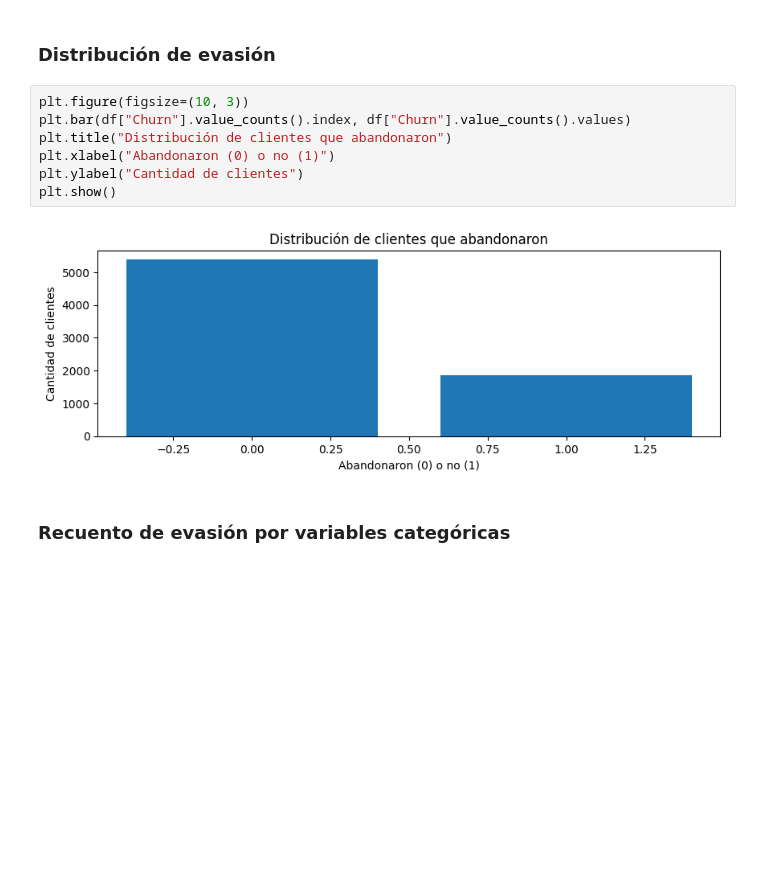
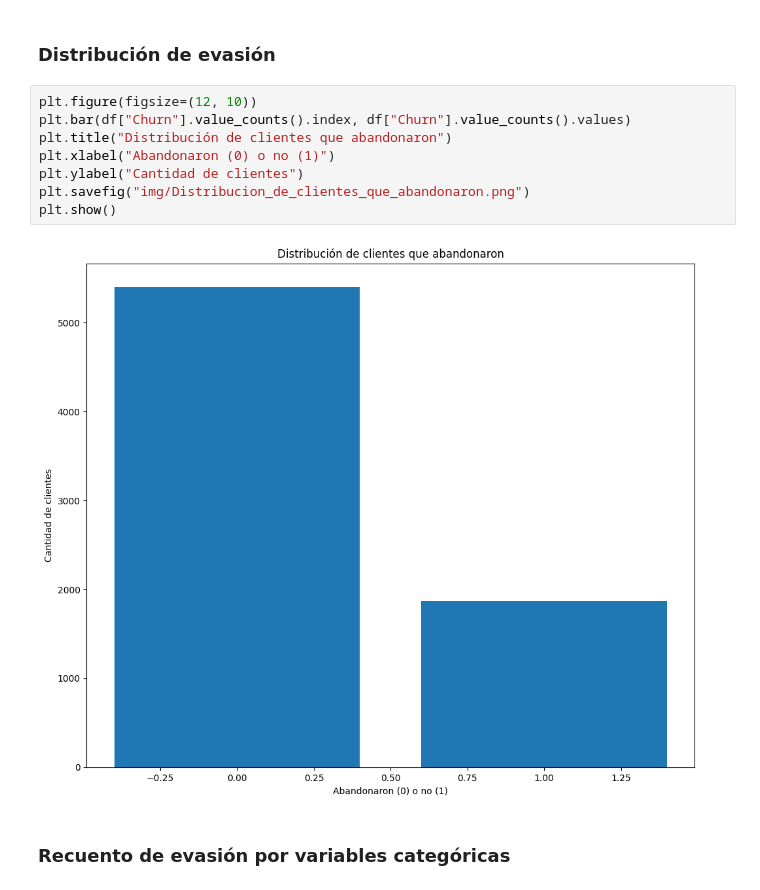
Before and after one commit to LeandroD-240/Oracle-Practices, a Jupyter notebook: TelecomX.ipynb, the cells around one changed output. Drawn from its saved outputs; the diff is of its cells as text; blank space fills up the shorter version.

```diff
--- a/TelecomX.ipynb
+++ b/TelecomX.ipynb
@@ -349,14 +349,15 @@ df[moreImportants].describe()
 # %% [markdown]
 ### Distribución de evasión
 # %%
-plt.figure(figsize=(10, 3))
+plt.figure(figsize=(12, 10))
 plt.bar(df["Churn"].value_counts().index, df["Churn"].value_counts().values)
 plt.title("Distribución de clientes que abandonaron")
 plt.xlabel("Abandonaron (0) o no (1)")
 plt.ylabel("Cantidad de clientes")
+plt.savefig("img/Distribucion_de_clientes_que_abandonaron.png")
 plt.show()
 # %% [output]
-[figure, old version]
+[figure, new version]
 # %% [markdown]
 ### Recuento de evasión por variables categóricas
 # %%
```
Also changed, not shown: parts of 13 cells of this notebook.
